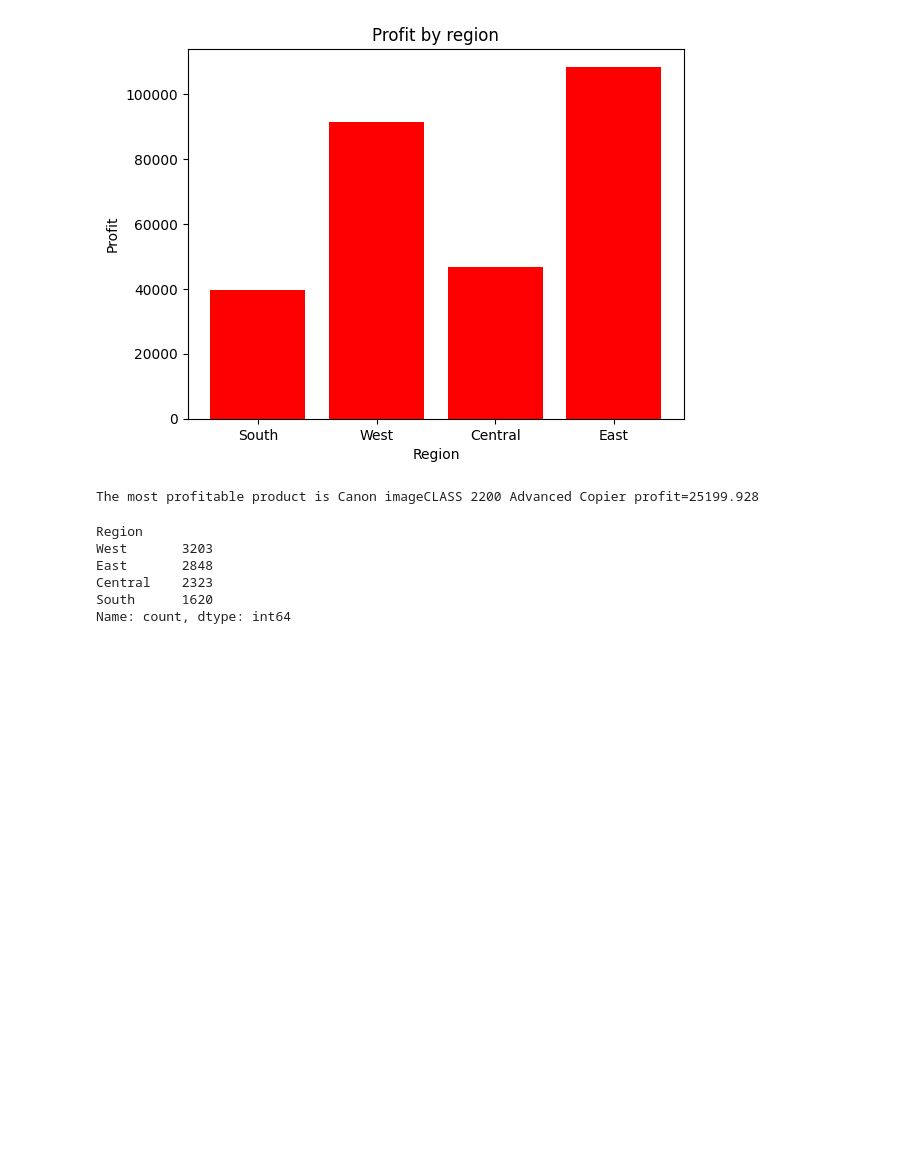
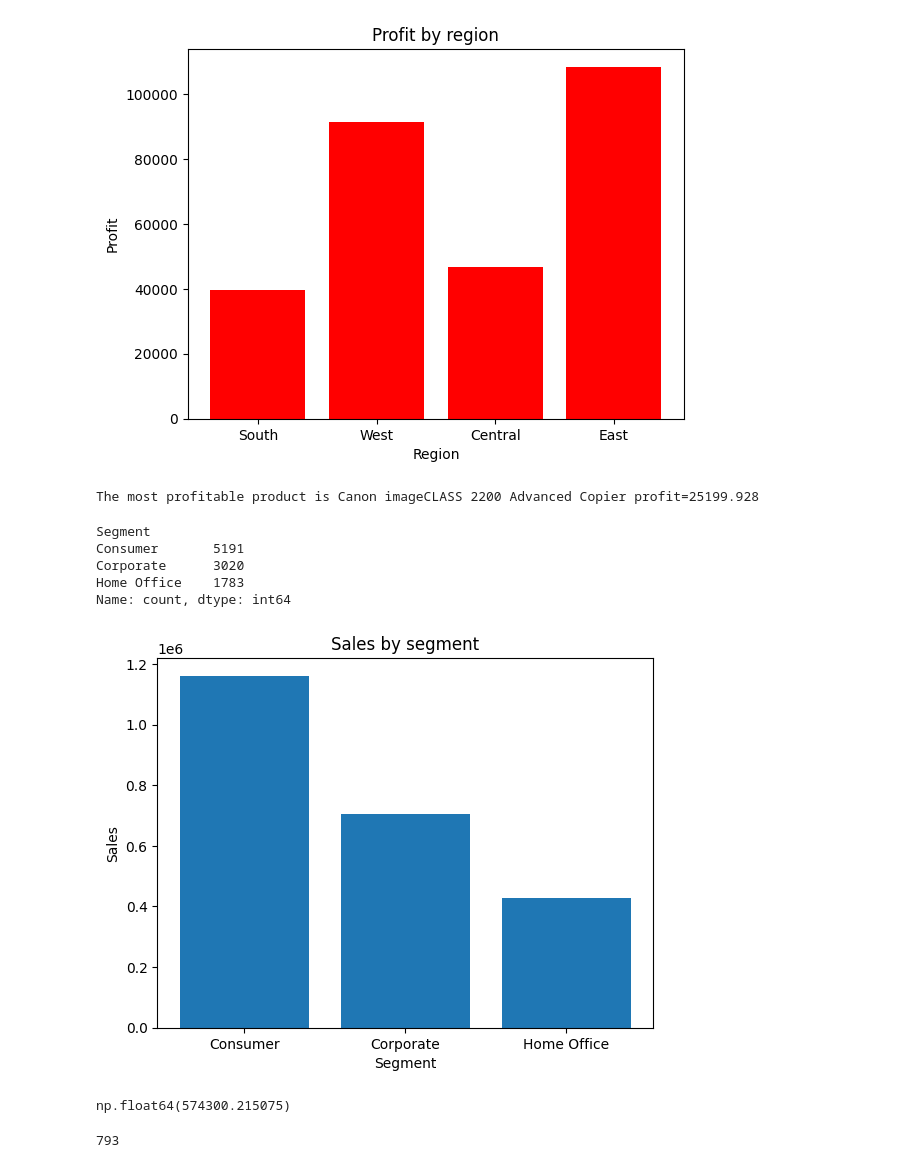
Before and after one commit to salampatel08/Superstore-Data-Analysis, a Jupyter notebook: super_data_analysing.ipynb, the cells around one changed output. Saved outputs shown, nothing was run; the diff lists cells and outputs as text; code cells hidden in the pictures; blank space fills up the shorter version.

```diff
--- a/super_data_analysing.ipynb
+++ b/super_data_analysing.ipynb
@@ -175,11 +175,29 @@ print(f"The most profitable product is {top_product} profit={amount}")
 # %% [output]
 The most profitable product is Canon imageCLASS 2200 Advanced Copier profit=25199.928
 # %%
-df["Region"].value_counts()
+df["Segment"].value_counts()
 # %% [output]
-Region
-West       3203
-East       2848
-Central    2323
-South      1620
+Segment
+Consumer       5191
+Corporate      3020
+Home Office    1783
 Name: count, dtype: int64
+# %%
+segment_sales=df.groupby("Segment")["Sales"].sum()
+unique_segment=df["Segment"].unique()
+plt.bar(unique_segment,segment_sales)
+plt.xlabel("Segment")
+plt.ylabel("Sales")
+plt.title("Sales by segment")
+plt.show()
+# %% [output]
+[figure, added]
+# %%
+sales_by_year=df.groupby(df["Order Date"].dt.year)["Sales"].sum()
+sales_by_year.mean()
+# %% [output]
+np.float64(574300.215075)
+# %%
+df["Customer ID"].nunique()
+# %% [output]
+793
```
Also changed, not shown: parts of 10 cells of this notebook, 1 other file.
